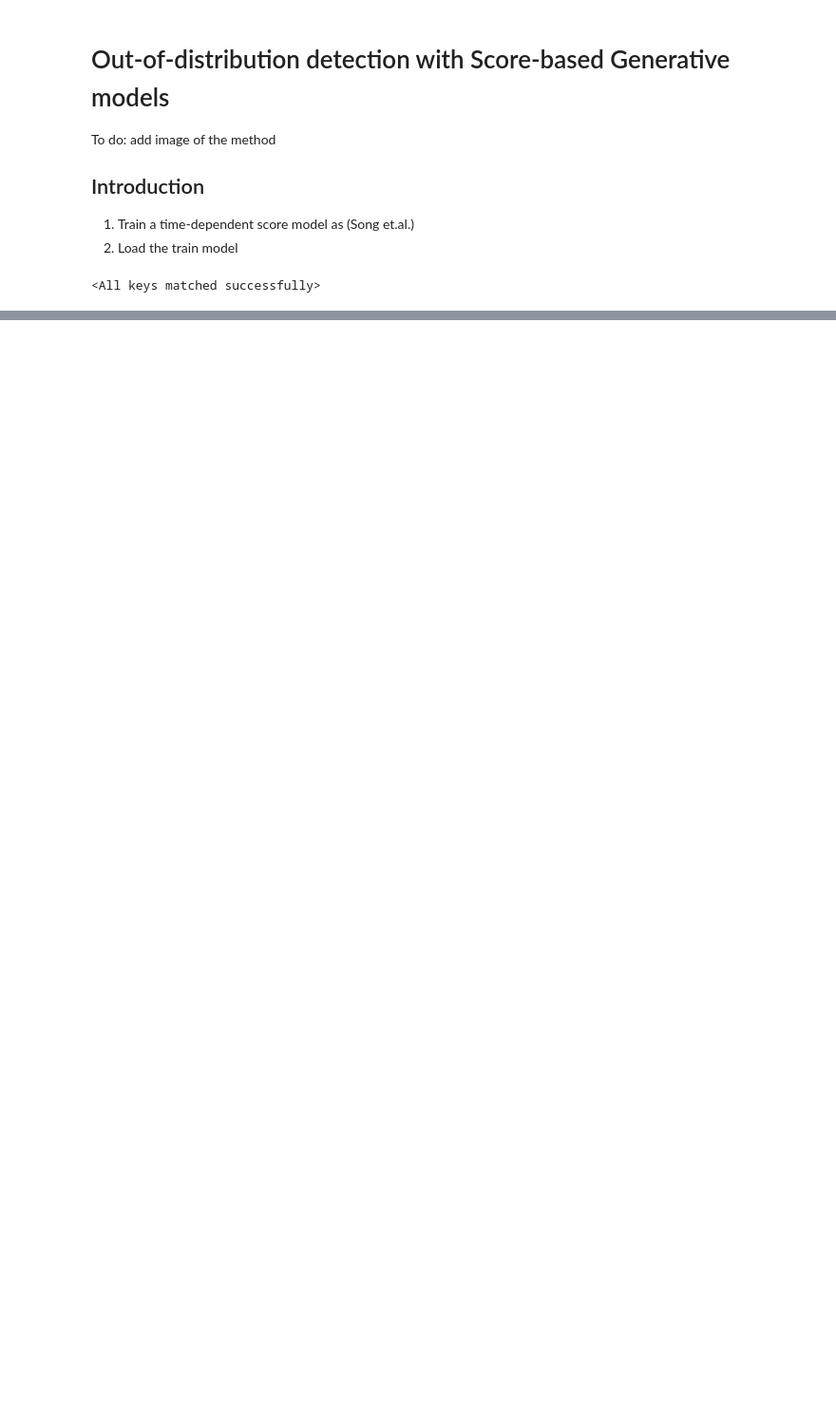
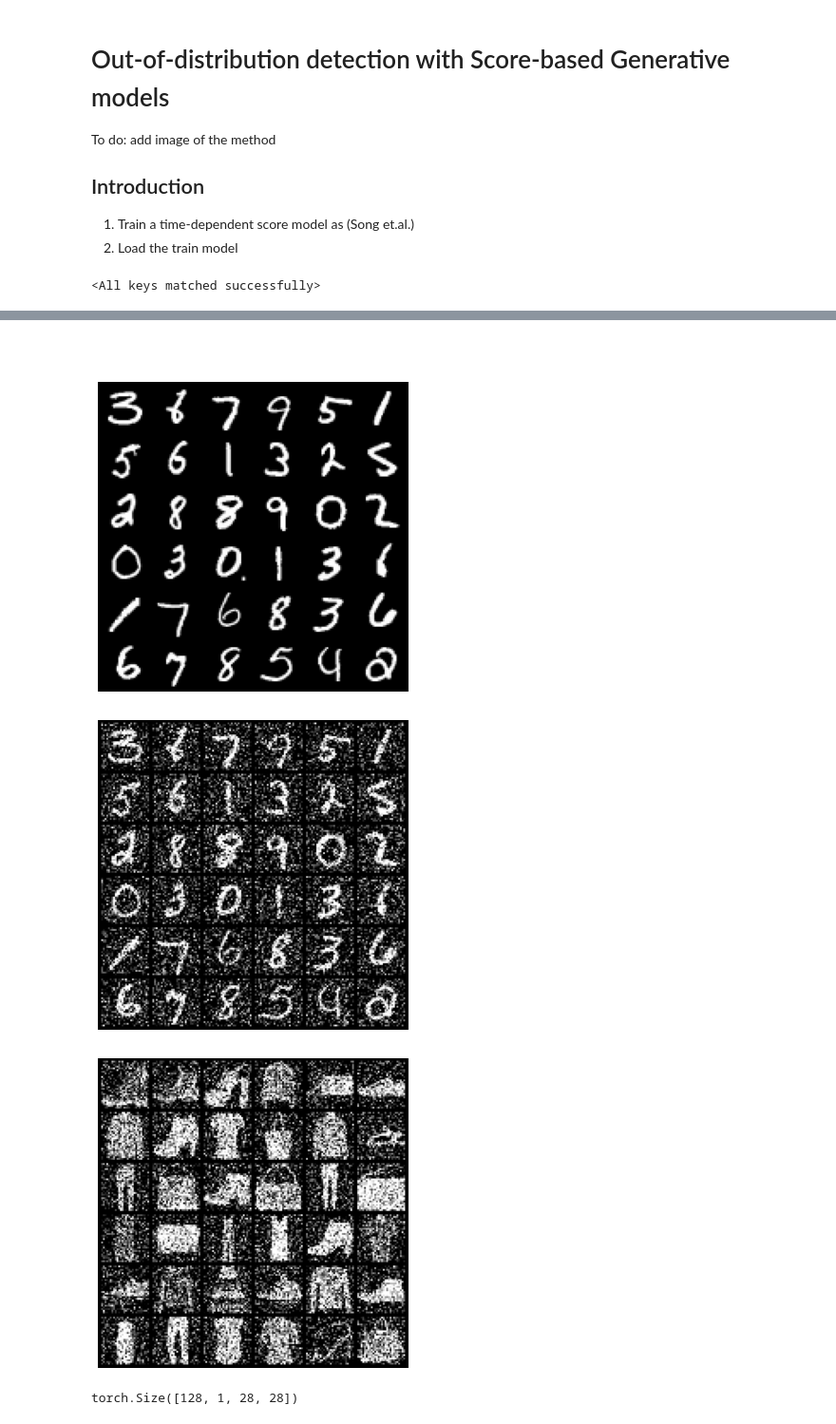
Before and after one commit to gabrielraya/ddos, a Jupyter notebook: Tutorial_on_out_out_distribution_detection_with_SGM.ipynb, the cells around one changed output, grey strips where cells are left out. Shown at 95% size. Cells and saved outputs as stored; diff of their text form; code cells hidden in the pictures; blank space fills up the shorter version.

```diff
--- a/Tutorial_on_out_out_distribution_detection_with_SGM.ipynb
+++ b/Tutorial_on_out_out_distribution_detection_with_SGM.ipynb
@@ -213,0 +190,55 @@ data_loader = DataLoader(train_ds, batch_size=config.training.batch_size, shuffl
+# %% [markdown]
+##
+# %%
+## Sample visualization.
+%matplotlib inline
+import matplotlib.pyplot as plt
+
+sample_grid = make_grid(x[:36], nrow=int(np.sqrt(36)))
+plt.figure(figsize=(6,6))
+plt.axis('off')
+plt.imshow(sample_grid.permute(1, 2, 0).cpu())
+plt.show()
+
+
+# intermediate diffusion
+t= .1
+vect_t = torch.ones(x.shape[0], device=config.device) * t
+x_mean, marginal_prob_std = sde.marginal_prob(x, vect_t)
+
+x_T = x_mean + torch.randn(x.shape[0], 1, 28, 28, device=config.device) * marginal_prob_std[:, None, None, None]
+samples = x_T.clamp(0.0, 1.0)
+sample_grid = make_grid(samples[:36], nrow=int(np.sqrt(36)))
+plt.figure(figsize=(6,6))
+plt.axis('off')
+plt.imshow(sample_grid.permute(1, 2, 0).cpu())
+plt.show()
+
+
+# x_T_ood = x_ood.to(device) + torch.randn(batch_size, 1, 28, 28, device=device) * marginal_prob_std(t, sigma)
+# samples = x_T_ood.clamp(0.0, 1.0)
+# sample_grid = make_grid(samples[:36], nrow=int(np.sqrt(36)))
+# plt.figure(figsize=(6,6))
+# plt.axis('off')
+# plt.imshow(sample_grid.permute(1, 2, 0).cpu())
+# plt.show()
+
+
+vect_t = torch.ones(x_ood.shape[0], device=config.device) * t
+x_mean, marginal_prob_std = sde.marginal_prob(x_ood, vect_t)
+
+x_T = x_mean + torch.randn(x_ood.shape[0], 1, 28, 28, device=config.device) * marginal_prob_std[:, None, None, None]
+samples = x_T.clamp(0.0, 1.0)
+sample_grid = make_grid(samples[:36], nrow=int(np.sqrt(36)))
+plt.figure(figsize=(6,6))
+plt.axis('off')
+plt.imshow(sample_grid.permute(1, 2, 0).cpu())
+plt.show()
+# %% [output]
+[figure, added]
+[figure, added]
+[figure, added]
+# %%
+x_mean.shape
+# %% [output]
+torch.Size([128, 1, 28, 28])
```
Also changed, not shown: parts of 17 cells of this notebook.
